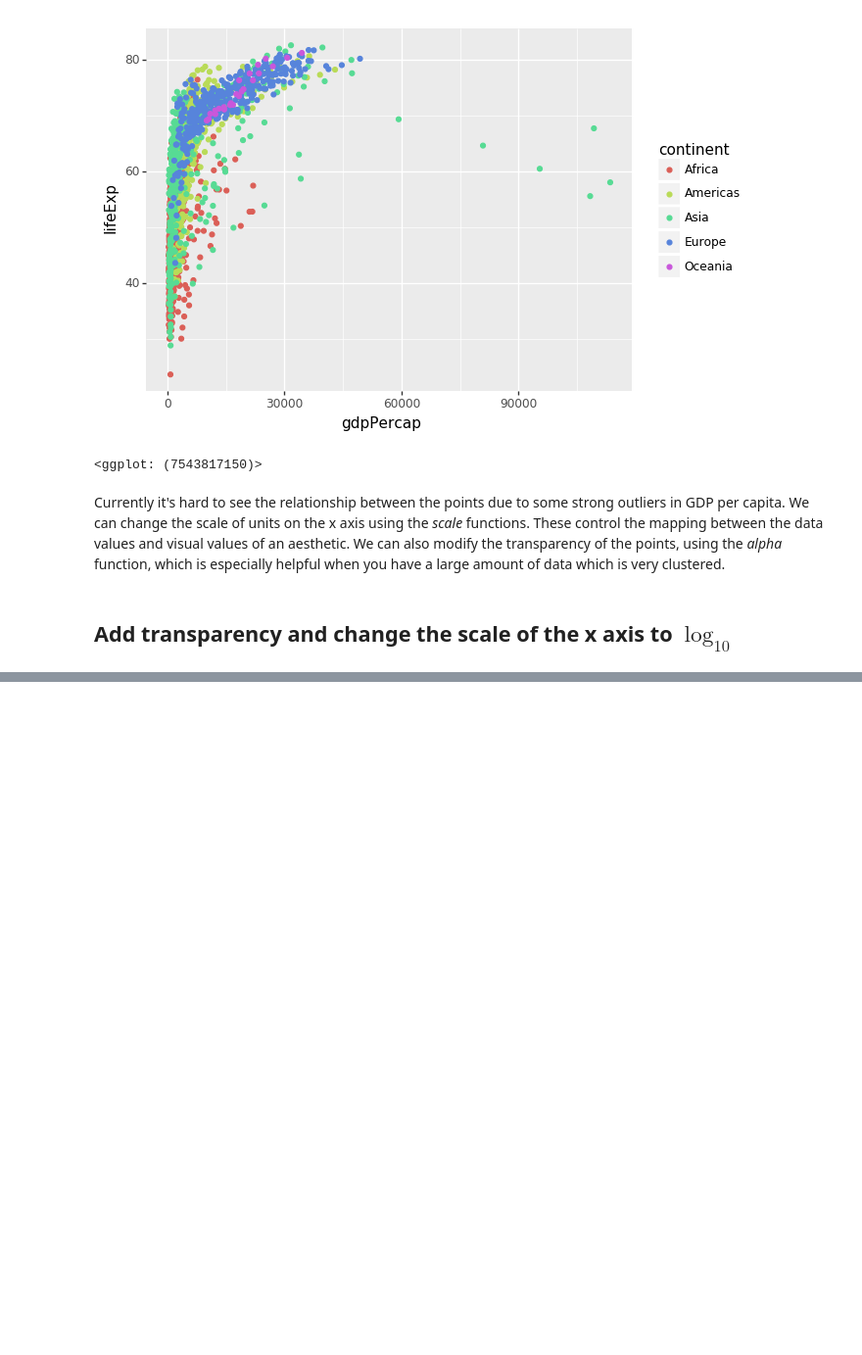
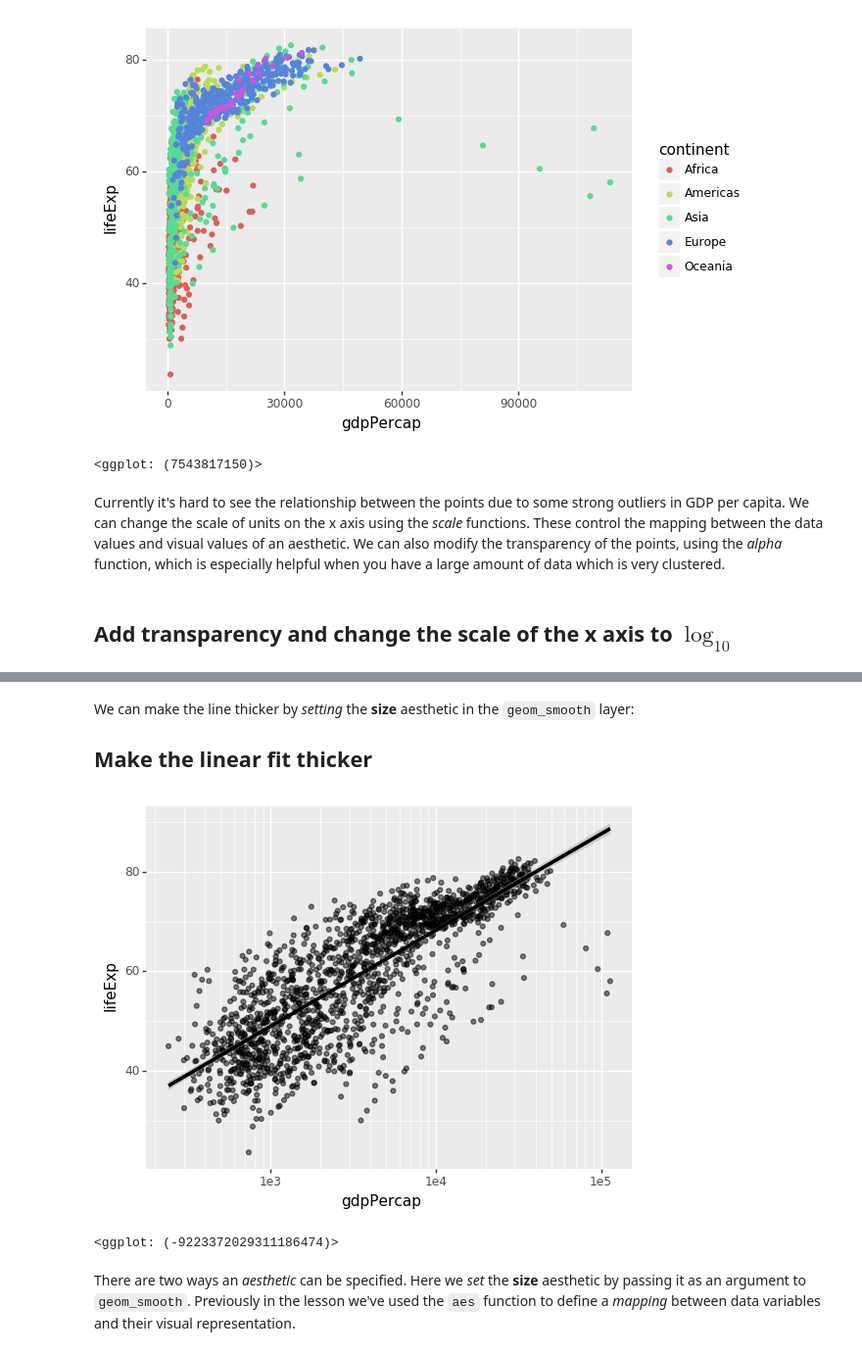
Before and after one commit to PNNL-CompBio/2020-04.01-02-PNNL-SWC, a Jupyter notebook: Notebooks/Plotting with Plotnine.ipynb, the cells around one changed output, grey strips where cells are left out. Shown at 98% size. Drawn from its saved outputs; the diff is of its cells as text; code cells hidden in the pictures; blank space fills up the shorter version.

```diff
--- a/Notebooks/Plotting with Plotnine.ipynb
+++ b/Notebooks/Plotting with Plotnine.ipynb
@@ -452,0 +320,23 @@ lifeExp_plot.save('results/lifeExp2.png')
+# %% [markdown]
+We can make the line thicker by *setting* the **size** aesthetic in the
+`geom_smooth` layer:
+
+## Make the linear fit thicker
+# %%
+from plotnine import scale_x_log10, geom_smooth
+( ggplot( data    = gapminder,
+          mapping = aes( x = 'gdpPercap',
+                         y = 'lifeExp',
+                         ))
++ geom_point( alpha = 0.5 )
++ scale_x_log10()
++ geom_smooth(method = 'lm',
+              size   = 1.5 ) )
+# %% [output]
+[figure, added]
+<ggplot: (-9223372029311186474)>
+# %% [markdown]
+There are two ways an *aesthetic* can be specified. Here we *set* the **size**
+aesthetic by passing it as an argument to `geom_smooth`. Previously in the
+lesson we've used the `aes` function to define a *mapping* between data
+variables and their visual representation.
```
Also changed, not shown: parts of 40 cells of this notebook.
